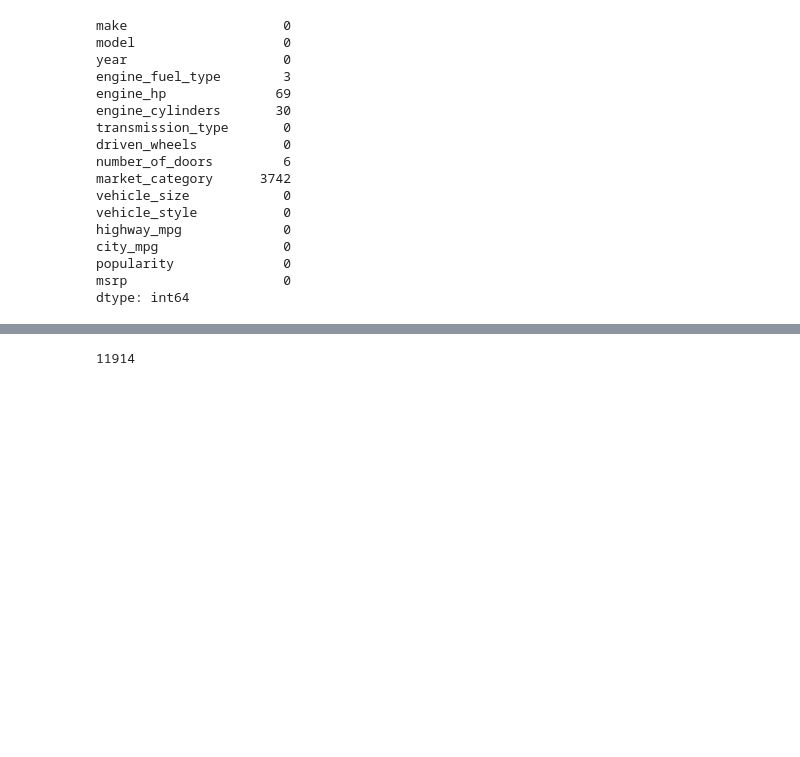
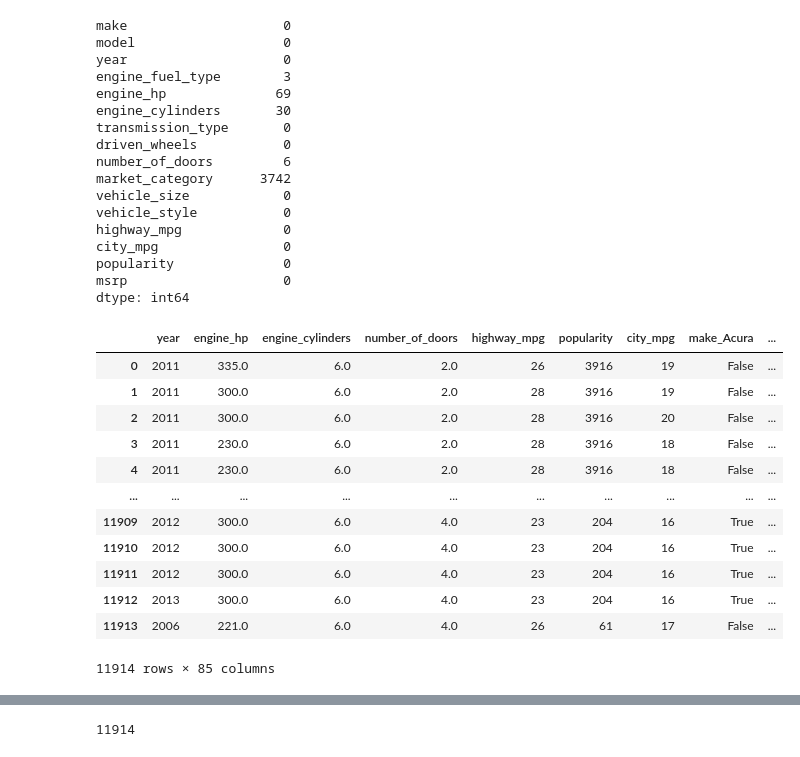
Before and after one commit to jackripmf/ML, a Jupyter notebook: car_price_predict/car_price_sklearn.ipynb, the cells around one changed output, grey strips where cells are left out. Drawn from its saved outputs; the diff is of its cells as text; code cells hidden in the pictures; blank space fills up the shorter version.

```diff
--- a/car_price_predict/car_price_sklearn.ipynb
+++ b/car_price_predict/car_price_sklearn.ipynb
@@ -7,7 +7,7 @@ from matplotlib import pyplot as plt
 from sklearn.linear_model import LinearRegression
 from sklearn.linear_model import Ridge
 # %%
-base = ['year', 'engine_hp', 'engine_cylinders', 'number_of_doors', 'highway_mpg', 'popularity']
+base = ['year', 'engine_hp', 'engine_cylinders', 'number_of_doors', 'highway_mpg', 'popularity', 'city_mpg']
 # %%
 df = pd.read_csv('ds/data.csv')
 df.head()
@@ -52,3 +52,21 @@ city_mpg                0
 popularity              0
 msrp                    0
 dtype: int64
+# %%
+categorical = ['make', 'engine_fuel_type', 'driven_wheels', 'vehicle_style']
+df_dummies = pd.get_dummies(df[categorical])
+pd.concat([df[base], df_dummies], axis=1)
+# %% [output]
+|  | year | engine_hp | engine_cylinders | number_of_doors | highway_mpg | popularity | city_mpg | make_Acura | ... |
+| 0 | 2011 | 335.0 | 6.0 | 2.0 | 26 | 3916 | 19 | False | ... |
+| 1 | 2011 | 300.0 | 6.0 | 2.0 | 28 | 3916 | 19 | False | ... |
+| 2 | 2011 | 300.0 | 6.0 | 2.0 | 28 | 3916 | 20 | False | ... |
+| 3 | 2011 | 230.0 | 6.0 | 2.0 | 28 | 3916 | 18 | False | ... |
+| 4 | 2011 | 230.0 | 6.0 | 2.0 | 28 | 3916 | 18 | False | ... |
+| ... | ... | ... | ... | ... | ... | ... | ... | ... | ... |
+| 11909 | 2012 | 300.0 | 6.0 | 4.0 | 23 | 204 | 16 | True | ... |
+| 11910 | 2012 | 300.0 | 6.0 | 4.0 | 23 | 204 | 16 | True | ... |
+| 11911 | 2012 | 300.0 | 6.0 | 4.0 | 23 | 204 | 16 | True | ... |
+| 11912 | 2013 | 300.0 | 6.0 | 4.0 | 23 | 204 | 16 | True | ... |
+| 11913 | 2006 | 221.0 | 6.0 | 4.0 | 26 | 61 | 17 | False | ... |
+11914 rows × 85 columns
```
Also changed, not shown: parts of 6 cells of this notebook.
